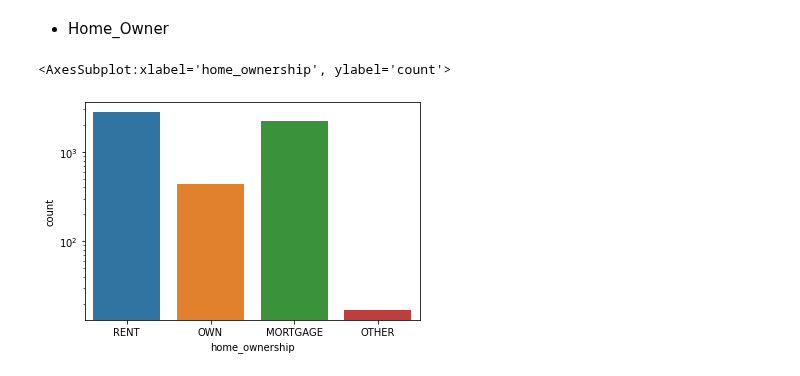
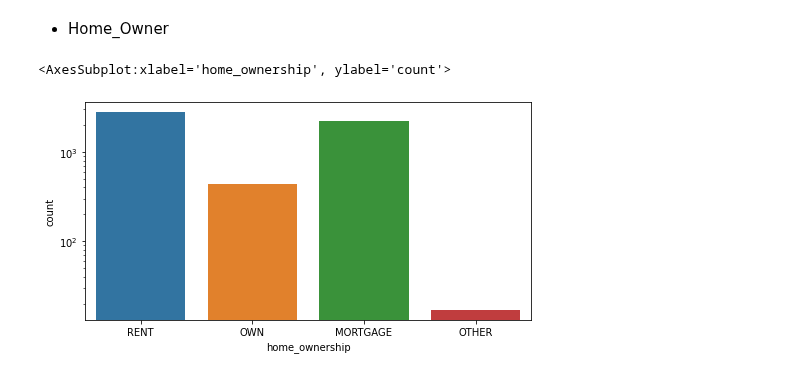
Before and after one commit to sateeshkumarj/Leanding_Club, a Jupyter notebook: leanding_club.ipynb, the cells around one changed output. Drawn from its saved outputs; the diff is of its cells as text; code cells hidden in the pictures.

```diff
--- a/leanding_club.ipynb
+++ b/leanding_club.ipynb
@@ -221,10 +221,10 @@ sns.countplot(y ='purpose', data=loan[loan.loan_status == 'Charged Off'])
 # %% [markdown]
 * Home_Owner
 # %%
-#People who are having Own ho
-fig, ax = plt.subplots(figsize = (6,4))
-ax.set(yscale = 'log')
+#People who are having Own house are less likely to be defaulted. Encourage giving loans to people having own house
+fig, axs = plt.subplots(figsize = (8,4))
+axs.set(yscale = 'log')
 sns.countplot(x='home_ownership', data=loan[loan['loan_status']=='Charged Off'])
 # %% [output]
 <AxesSubplot:xlabel='home_ownership', ylabel='count'>
-[figure, old version]
+[figure, new version]
```
Also changed, not shown: parts of 2 cells of this notebook.
